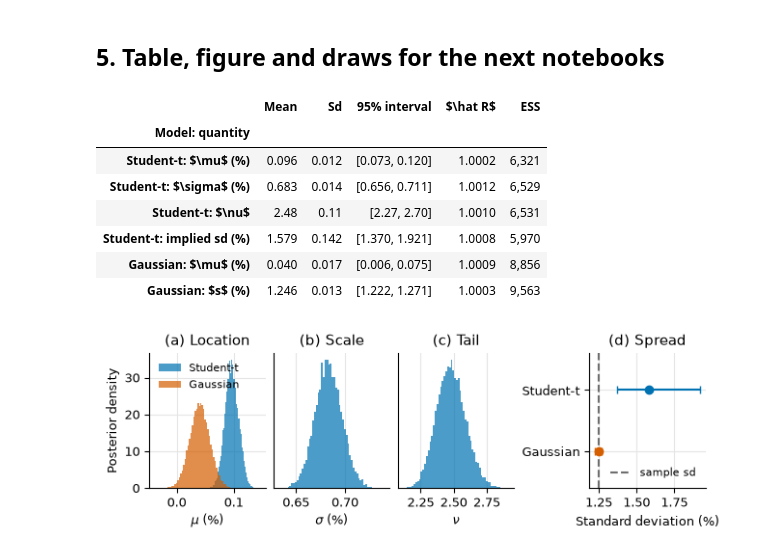
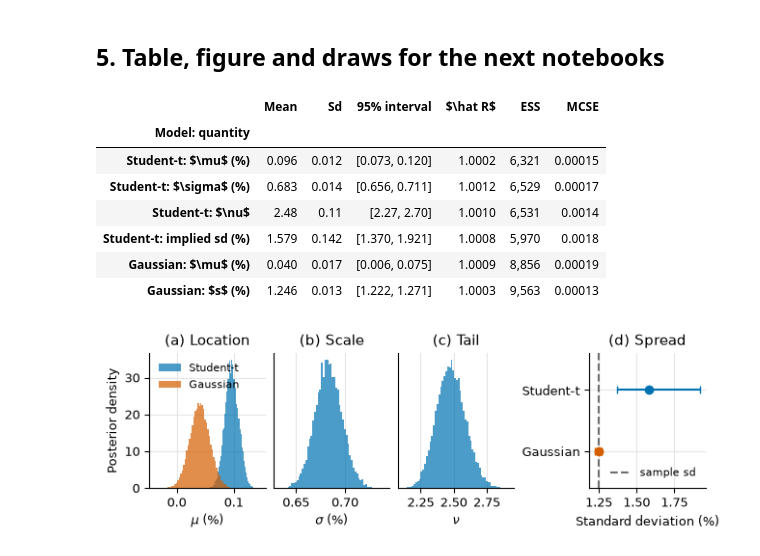
Before and after one commit to yassineerraji/A-Bayesian-Estimation-of-Extreme-Portfolio-Losses, a Jupyter notebook: code/04_posterior.ipynb, the cells around one changed output. Drawn from its saved outputs; the diff is of its cells as text; code cells hidden in the pictures.

```diff
--- a/code/04_posterior.ipynb
+++ b/code/04_posterior.ipynb
@@ -266,27 +266,28 @@ PASS acceptance rate in [0.2, 0.5] for every chain
 # %%
 # Table for the report: both models (returns-scale quantities in %)
 labels = {"mu (%)": r"$\mu$ (%)", "sigma (%)": r"$\sigma$ (%)", "nu": r"$\nu$",
           "implied sd (%)": "implied sd (%)", "s (%)": r"$s$ (%)"}
 rows = {}
 for model, table in [("Student-t", posterior_t), ("Gaussian", posterior_g)]:
     for name, s in table.iterrows():
         d = 2 if name == "nu" else 3  # decimals shown
         rows[f"{model}: {labels[name]}"] = {"Mean": f"{s['mean']:.{d}f}", "Sd": f"{s['sd']:.{d}f}",
                                             "95% interval": f"[{s['2.5%']:.{d}f}, {s['97.5%']:.{d}f}]",
-                                            r"$\hat R$": f"{s['R-hat']:.4f}", "ESS": f"{s['ESS']:,.0f}"}
+                                            r"$\hat R$": f"{s['R-hat']:.4f}", "ESS": f"{s['ESS']:,.0f}",
+                                            "MCSE": f"{s['MCSE']:.2g}"}
 posterior_report = pd.DataFrame.from_dict(rows, orient="index")
 posterior_report.index.name = "Model: quantity"
 save_table(posterior_report, "posterior.tex")
 posterior_report
 # %% [output]
-|  | Mean | Sd | 95% interval | $\hat R$ | ESS |
-| Model: quantity |  |  |  |  |  |
-| Student-t: $\mu$ (%) | 0.096 | 0.012 | [0.073, 0.120] | 1.0002 | 6,321 |
-| Student-t: $\sigma$ (%) | 0.683 | 0.014 | [0.656, 0.711] | 1.0012 | 6,529 |
-| Student-t: $\nu$ | 2.48 | 0.11 | [2.27, 2.70] | 1.0010 | 6,531 |
-| Student-t: implied sd (%) | 1.579 | 0.142 | [1.370, 1.921] | 1.0008 | 5,970 |
-| Gaussian: $\mu$ (%) | 0.040 | 0.017 | [0.006, 0.075] | 1.0009 | 8,856 |
-| Gaussian: $s$ (%) | 1.246 | 0.013 | [1.222, 1.271] | 1.0003 | 9,563 |
+|  | Mean | Sd | 95% interval | $\hat R$ | ESS | MCSE |
+| Model: quantity |  |  |  |  |  |  |
+| Student-t: $\mu$ (%) | 0.096 | 0.012 | [0.073, 0.120] | 1.0002 | 6,321 | 0.00015 |
+| Student-t: $\sigma$ (%) | 0.683 | 0.014 | [0.656, 0.711] | 1.0012 | 6,529 | 0.00017 |
+| Student-t: $\nu$ | 2.48 | 0.11 | [2.27, 2.70] | 1.0010 | 6,531 | 0.0014 |
+| Student-t: implied sd (%) | 1.579 | 0.142 | [1.370, 1.921] | 1.0008 | 5,970 | 0.0018 |
+| Gaussian: $\mu$ (%) | 0.040 | 0.017 | [0.006, 0.075] | 1.0009 | 8,856 | 0.00019 |
+| Gaussian: $s$ (%) | 1.246 | 0.013 | [1.222, 1.271] | 1.0003 | 9,563 | 0.00013 |
 # %%
 # Figure: posteriors of mu (both models), sigma and nu, and the sd of each model against the sample sd
 fig, axes = plt.subplots(1, 4, figsize=(6.3, 2.1))
```
Also changed, not shown: parts of 1 cell of this notebook, 17 other files.
